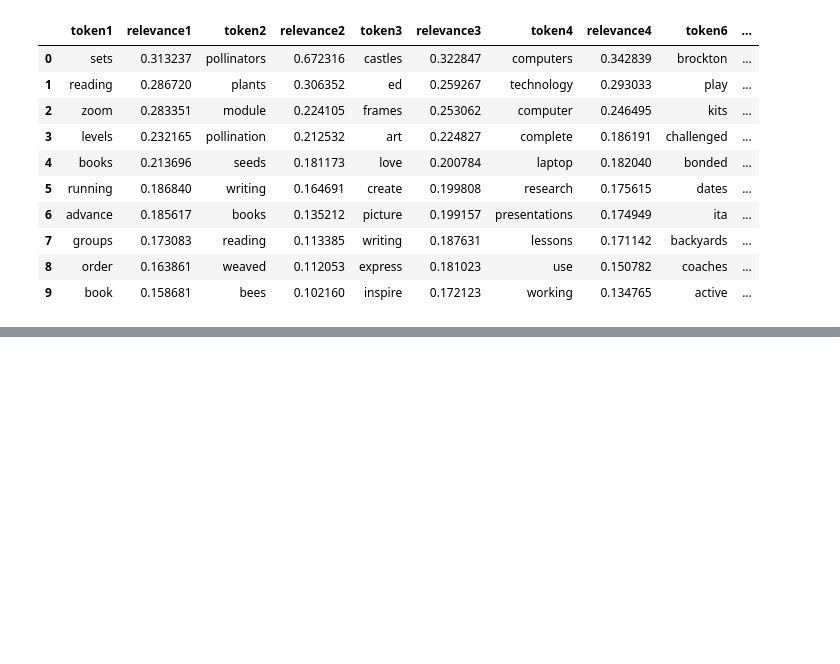
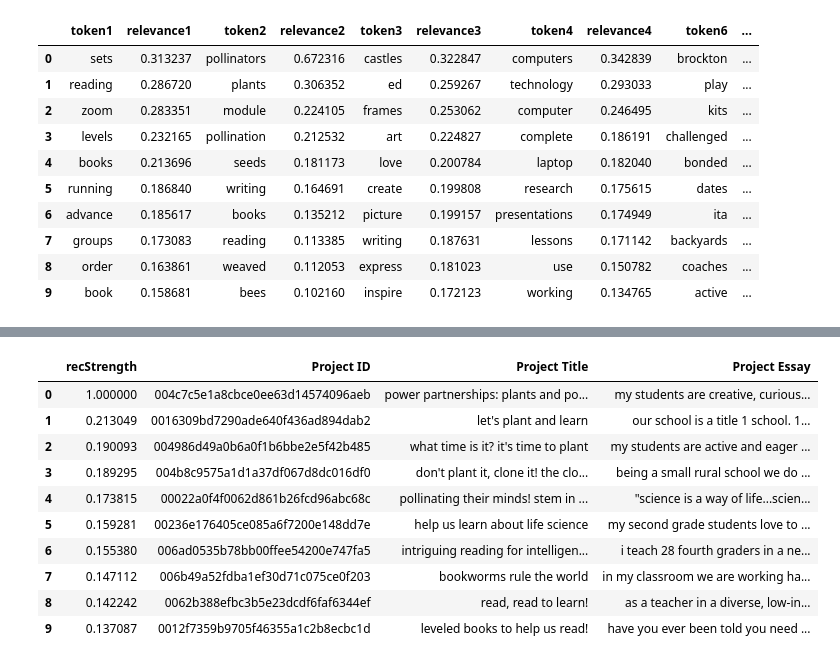
Before and after one commit to mwadegraff/DonorsChoose-io, a Jupyter notebook: DC EDA and Recommender.ipynb, the cells around one changed output, grey strips where cells are left out. Drawn from its saved outputs; the diff is of its cells as text; code cells hidden in the pictures; blank space fills up the shorter version.

```diff
--- a/DC EDA and Recommender.ipynb
+++ b/DC EDA and Recommender.ipynb
@@ -445,0 +623,14 @@ example_profiles.head(10)
+# %%
+content_based_recommender_model.recommend_projects(donor2)
+# %% [output]
+|  | recStrength | Project ID | Project Title | Project Essay |
+| 0 | 1.000000 | 004c7c5e1a8cbce0ee63d14574096aeb | power partnerships: plants and po... | my students are creative, curious... |
+| 1 | 0.213049 | 0016309bd7290ade640f436ad894dab2 | let's plant and learn | our school is a title 1 school. 1... |
+| 2 | 0.190093 | 004986d49a0b6a0f1b6bbe2e5f42b485 | what time is it? it's time to plant | my students are active and eager ... |
+| 3 | 0.189295 | 004b8c9575a1d1a37df067d8dc016df0 | don't plant it, clone it! the clo... | being a small rural school we do ... |
+| 4 | 0.173815 | 00022a0f4f0062d861b26fcd96abc68c | pollinating their minds! stem in ... | "science is a way of life...scien... |
+| 5 | 0.159281 | 00236e176405ce085a6f7200e148dd7e | help us learn about life science | my second grade students love to ... |
+| 6 | 0.155380 | 006ad0535b78bb00ffee54200e747fa5 | intriguing reading for intelligen... | i teach 28 fourth graders in a ne... |
+| 7 | 0.147112 | 006b49a52fdba1ef30d71c075ce0f203 | bookworms rule the world | in my classroom we are working ha... |
+| 8 | 0.142242 | 0062b388efbc3b5e23dcdf6faf6344ef | read, read to learn! | as a teacher in a diverse, low-in... |
+| 9 | 0.137087 | 0012f7359b9705f46355a1c2b8ecbc1d | leveled books to help us read! | have you ever been told you need ... |
```
Also changed, not shown: parts of 47 cells of this notebook, 1 other file.
